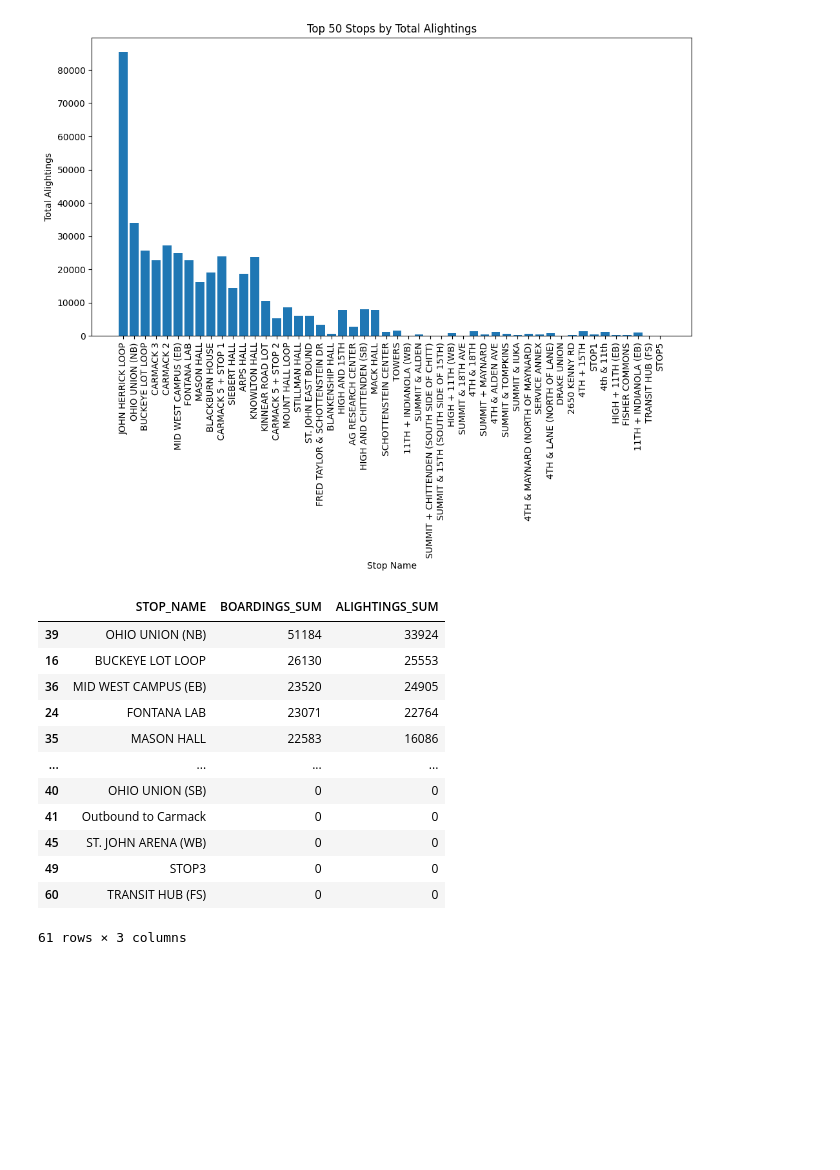
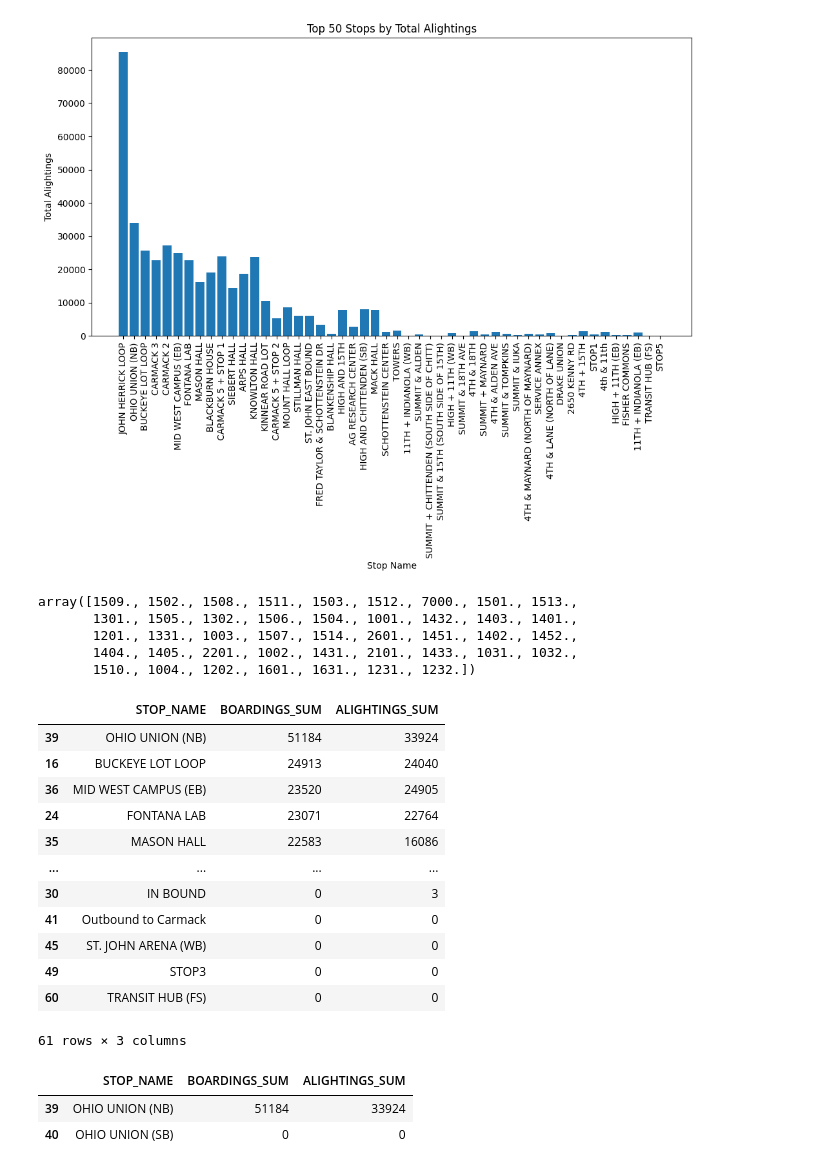
Before and after one commit to morgan1461/transportation-planning, a Jupyter notebook: stop_ridership.ipynb, the cells around one changed output. Cells and saved outputs as stored; diff of their text form; code cells hidden in the pictures; blank space fills up the shorter version.

```diff
--- a/stop_ridership.ipynb
+++ b/stop_ridership.ipynb
@@ -314,23 +327,25 @@ dtypes: float64(3), int64(1), str(3)
 memory usage: 7.3 KB
 # %%
 # removing the route parameter, for this analysis, only boardings and alightings matter, overlapping stops on different routes should not impact the results here
-def which_stop(lat, lon, stops_df = build_stops_df(), max_distance = 0.0005):
+def which_stop(lat, lon, stops_df = None, max_distance = 0.0005):
     '''s
     Determine the closest stop to a given latitude and longitude. Med center route is default, but can be updated to other routes as needed.
-    NOTE: stops_df must be a global variable for this function to work, so build_stops_df() must be run before this function is called.
+    NOTE: if stops_df is not provided, falls back to a global `stops_df` variable, which must exist (created via build_stops_df()).
 
     Args:
         lat (float): The latitude of the point of interest.
         lon (float): The longitude of the point of interest.
-        stops_df (pd.DataFrame): DataFrame containing stop information created from build_stops_df() function
-        route (str): The route to filter stops by. Default is "MC" for medical center. Based on ROUTE col in stops DataFrame. Potentially important in future for overlapping stops.
+        stops_df (pd.DataFrame | None): DataFrame containing stop information created from build_stops_df() function.
+            Falls back to the global `stops_df` variable when not provided.
         max_distance (float): The maximum distance to consider for a stop. Default is 0.0005 per legacy R code. approximately 150ish feet
 
     Returns:
         int: The STOP_ID of the closest stop within approximately 150 feet, or None if no stops are within the specified distance.
     '''
-    # # subset the stops to route of interest
-    # route_stops = stops_df[stops_df['ROUTE'] == route]
+    if stops_df is None:
+        stops_df = globals().get('stops_df')
+        if stops_df is None:
+            raise ValueError('stops_df must be provided or defined as a global variable (see build_stops_df()).')
 
     distance_lon = stops_df['LONG'].values - lon
     distance_lat = stops_df['LAT'].values - lat
@@ -533,47 +544,67 @@ plt.show()
 # %% [output]
 [figure]
 [figure]
+# %%
+consolidated_busstate_df['RUN_ID'].unique()
+# %% [output]
+array([1509., 1502., 1508., 1511., 1503., 1512., 7000., 1501., 1513.,
+       1301., 1505., 1302., 1506., 1504., 1001., 1432., 1403., 1401.,
+       1201., 1331., 1003., 1507., 1514., 2601., 1451., 1402., 1452.,
+       1404., 1405., 2201., 1002., 1431., 2101., 1433., 1031., 1032.,
+       1510., 1004., 1202., 1601., 1631., 1231., 1232.])
 # %%
 # remove MC routes to avoid the skewing here...
 med_center_run_ids = [
     1501,
     1502,
     1503,
     1504,
     1505,
     1506,
     1507,
     1508,
     1509,
     1510,
     1511,
     1512,
     1513,
     1514,
 ]
-cut_consolidated_busstate_df = consolidated_busstate_df[~consolidated_busstate_df['RUN_ID'].isin(med_center_run_ids)]
+
+football_shuttle_id = 2101
+
+schott_shuttle_id = 2201
+
+cut_consolidated_busstate_df = consolidated_busstate_df[~consolidated_busstate_df['RUN_ID'].isin(med_center_run_ids + [football_shuttle_id, schott_shuttle_id])]
+
 
 # recalculate stop summary stats after removing MC routes
 stop_summary_stats = cut_consolidated_busstate_df.groupby('STOP_NAME', as_index=False).agg(
     BOARDINGS_SUM=('BOARDINGS', 'sum'),
     ALIGHTINGS_SUM=('ALIGHTINGS', 'sum'),
 )
 stop_summary_stats = stop_summary_stats.sort_values(by='BOARDINGS_SUM', ascending=False)
 stop_summary_stats
 # %% [output]
 |  | STOP_NAME | BOARDINGS_SUM | ALIGHTINGS_SUM |
 | 39 | OHIO UNION (NB) | 51184 | 33924 |
-| 16 | BUCKEYE LOT LOOP | 26130 | 25553 |
+| 16 | BUCKEYE LOT LOOP | 24913 | 24040 |
 | 36 | MID WEST CAMPUS (EB) | 23520 | 24905 |
 | 24 | FONTANA LAB | 23071 | 22764 |
 | 35 | MASON HALL | 22583 | 16086 |
 | ... | ... | ... | ... |
-| 40 | OHIO UNION (SB) | 0 | 0 |
+| 30 | IN BOUND | 0 | 3 |
 | 41 | Outbound to Carmack | 0 | 0 |
 | 45 | ST. JOHN ARENA (WB) | 0 | 0 |
 | 49 | STOP3 | 0 | 0 |
 | 60 | TRANSIT HUB (FS) | 0 | 0 |
 61 rows × 3 columns
+# %%
+stop_summary_stats[stop_summary_stats['STOP_NAME'].str.contains('OHIO UNION')]
+# %% [output]
+|  | STOP_NAME | BOARDINGS_SUM | ALIGHTINGS_SUM |
+| 39 | OHIO UNION (NB) | 51184 | 33924 |
+| 40 | OHIO UNION (SB) | 0 | 0 |
 # %%
 # plot the boardings
 import matplotlib.pyplot as plt
```
Also changed, not shown: parts of 17 cells of this notebook.
